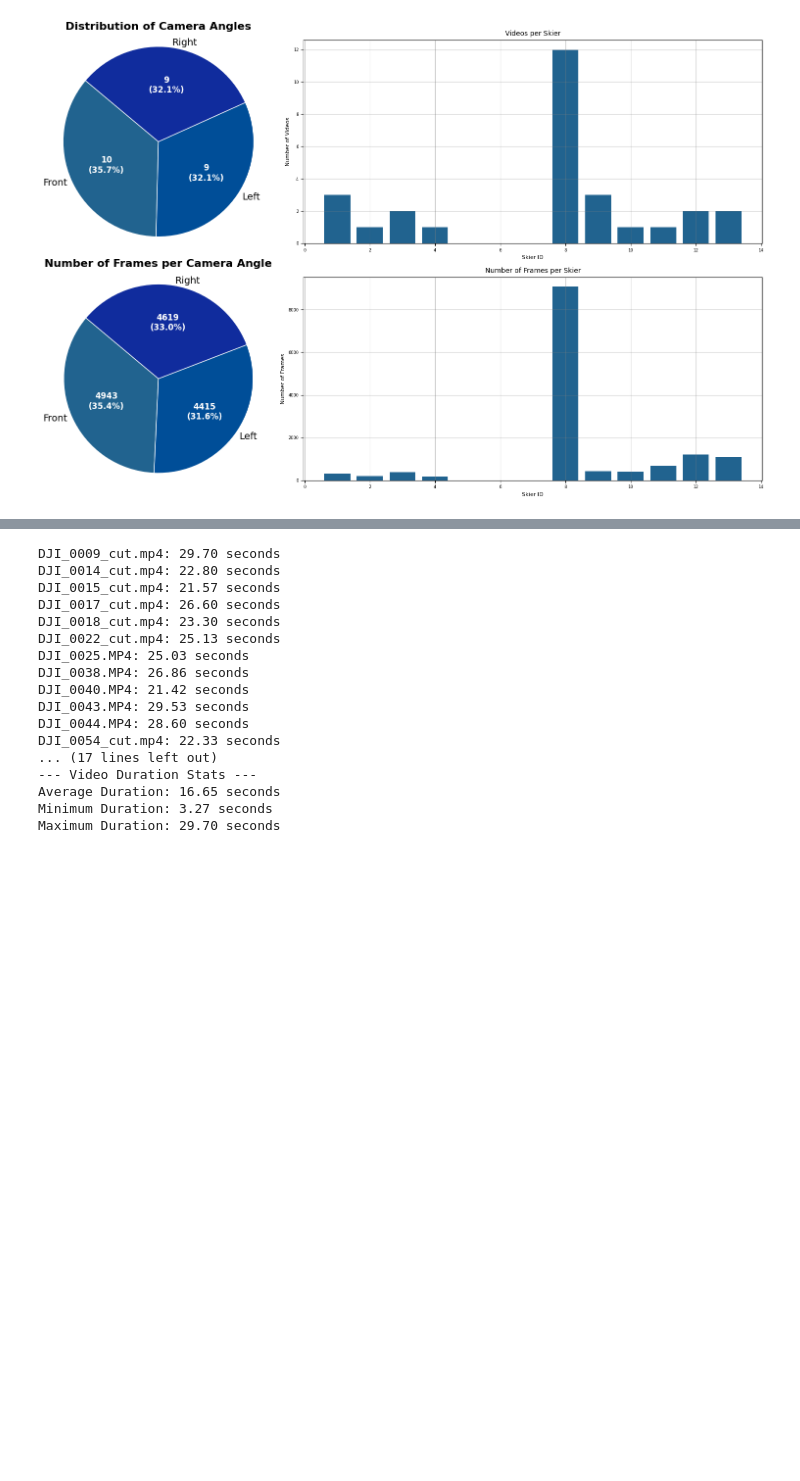
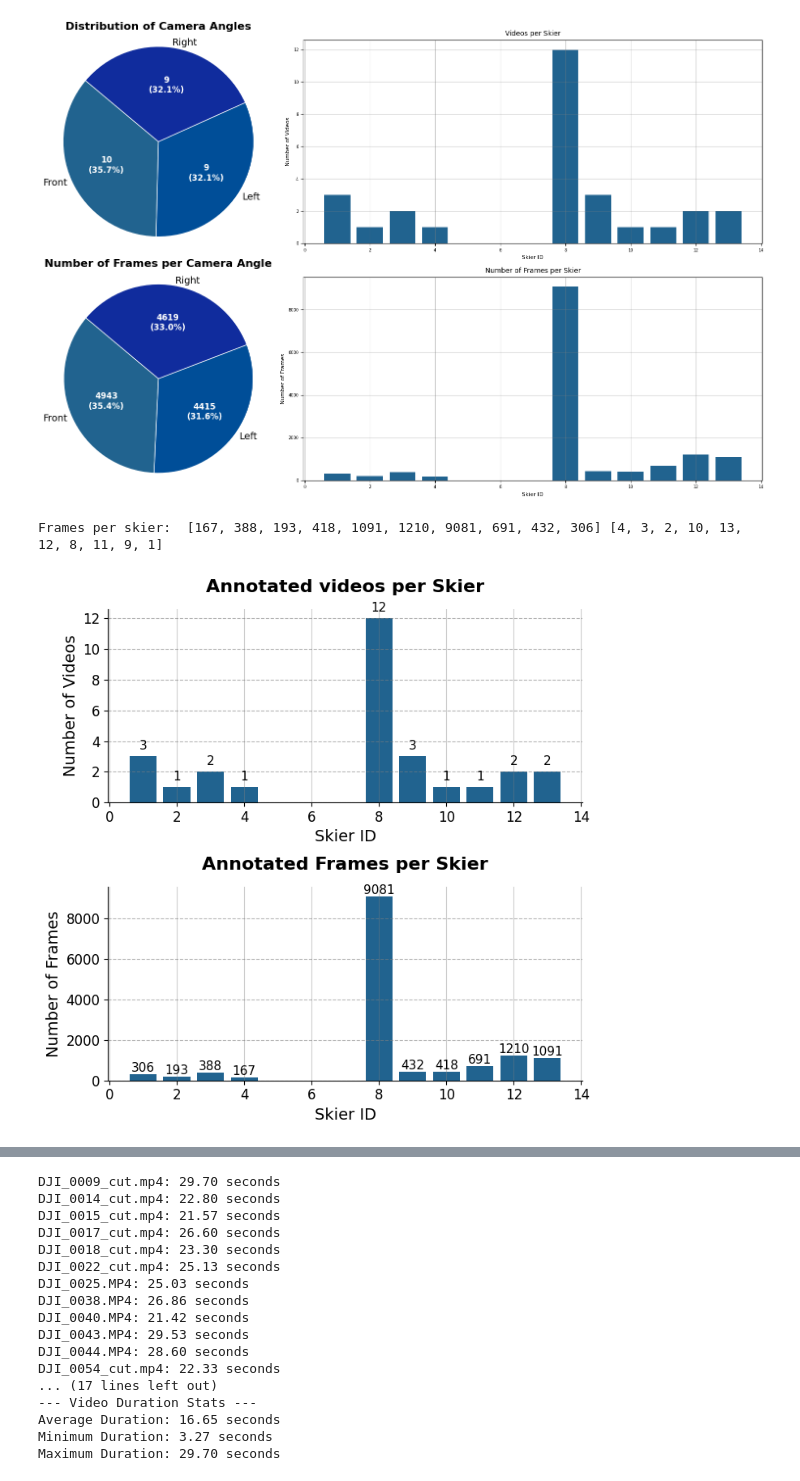
Before and after one commit to brittawi/SkiersProject, a Jupyter notebook: presentation_other_utility/paper/annotated_videos_stats.ipynb, the cells around one changed output, grey strips where cells are left out. Saved outputs shown, nothing was run; the diff lists cells and outputs as text; code cells hidden in the pictures; blank space fills up the shorter version.

Commit message:
added some more images for the article

```diff
--- a/presentation_other_utility/paper/annotated_videos_stats.ipynb
+++ b/presentation_other_utility/paper/annotated_videos_stats.ipynb
@@ -156,3 +156,65 @@ Video: DJI_0153_test_seq, Skier: 1, Camera Angle: Left, FPS: 30.0, Resolution: (
 Video: DJI_0144_test_seq, Skier: 1, Camera Angle: Front, FPS: 30.0, Resolution: (1920, 1080)
 Frames per skier:  [167, 388, 193, 418, 1091, 1210, 9081, 691, 432, 306] [4, 3, 2, 10, 13, 12, 8, 11, 9, 1]
 [figure]
+# %%
+blues = set_custom_color_style()
+
+# Create the figure with 4 subplots
+fig, axs = plt.subplots(2, 1, figsize=(7, 7))
+#fig.suptitle("Statistics regarding the annotated videos only")
+
+# 1. Bar chart for video count per skier
+bar1 = axs[0].bar(skiers_list, list(skier_video_counts.values()))
+axs[0].set_title('Annotated videos per Skier', fontsize=16, fontweight='bold', pad=15)
+axs[0].set_xlabel('Skier ID', fontsize=14)
+axs[0].set_ylabel('Number of Videos', fontsize=14)
+axs[0].tick_params(axis='x', labelsize=12)
+axs[0].tick_params(axis='y', labelsize=12)
+# Add horizontal gridlines for better readability
+axs[0].grid(axis='y', linestyle='--', alpha=0.6)
+# Remove top and right spines for a cleaner look
+axs[0].spines['top'].set_visible(False)
+axs[0].spines['right'].set_visible(False)
+
+# 2. Bar chart for frame count per skier
+bar2 = axs[1].bar(skiers_list, frame_values)
+axs[1].set_title('Annotated Frames per Skier', fontsize=16, fontweight='bold', pad=15)
+axs[1].set_xlabel('Skier ID', fontsize=14)
+axs[1].set_ylabel('Number of Frames', fontsize=14)
+axs[1].tick_params(axis='x', labelsize=12)
+axs[1].tick_params(axis='y', labelsize=12)
+# Add horizontal gridlines for better readability
+axs[1].grid(axis='y', linestyle='--', alpha=0.6)
+# Remove top and right spines for a cleaner look
+axs[1].spines['top'].set_visible(False)
+axs[1].spines['right'].set_visible(False)
+print("Frames per skier: ", frame_values, skiers_list)
+
+# Add data labels above each bar
+for bar in bar1:
+    height = bar.get_height()
+    axs[0].text(
+        bar.get_x() + bar.get_width() / 2, height + 0.3,
+        f'{int(height)}',
+        ha='center', va='bottom',
+        fontsize=11
+    )
+
+# Add data labels above each bar
+for bar in bar2:
+    height = bar.get_height()
+    axs[1].text(
+        bar.get_x() + bar.get_width() / 2, height + 0.3,
+        f'{int(height)}',
+        ha='center', va='bottom',
+        fontsize=11
+    )
+
+
+# Adjust layout
+fig.patch.set_facecolor('white')
+
+fig.tight_layout()
+# %% [output]
+Frames per skier:  [167, 388, 193, 418, 1091, 1210, 9081, 691, 432, 306] [4, 3, 2, 10, 13, 12, 8, 11, 9, 1]
+[figure, added]
```
Also changed, not shown: parts of 2 cells of this notebook.
